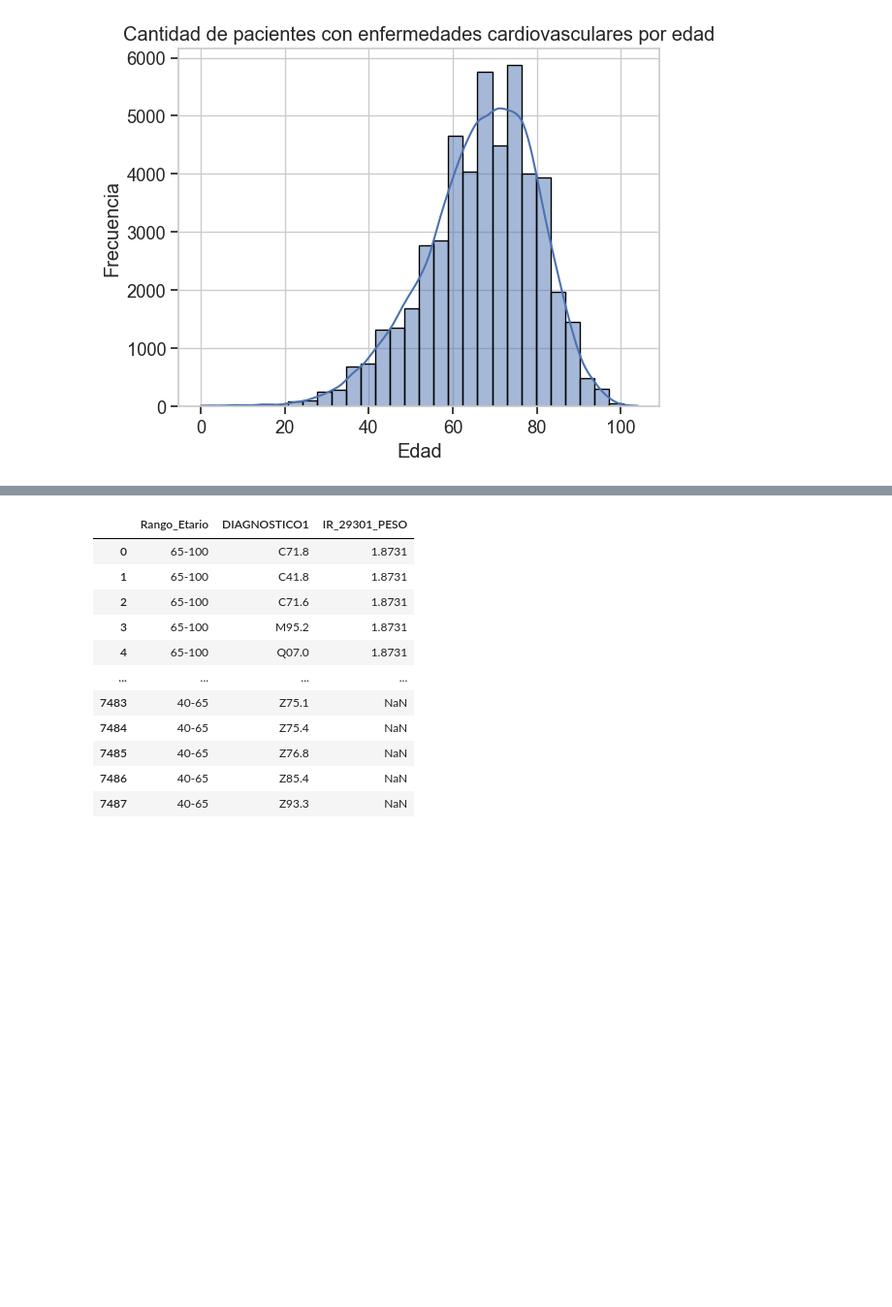
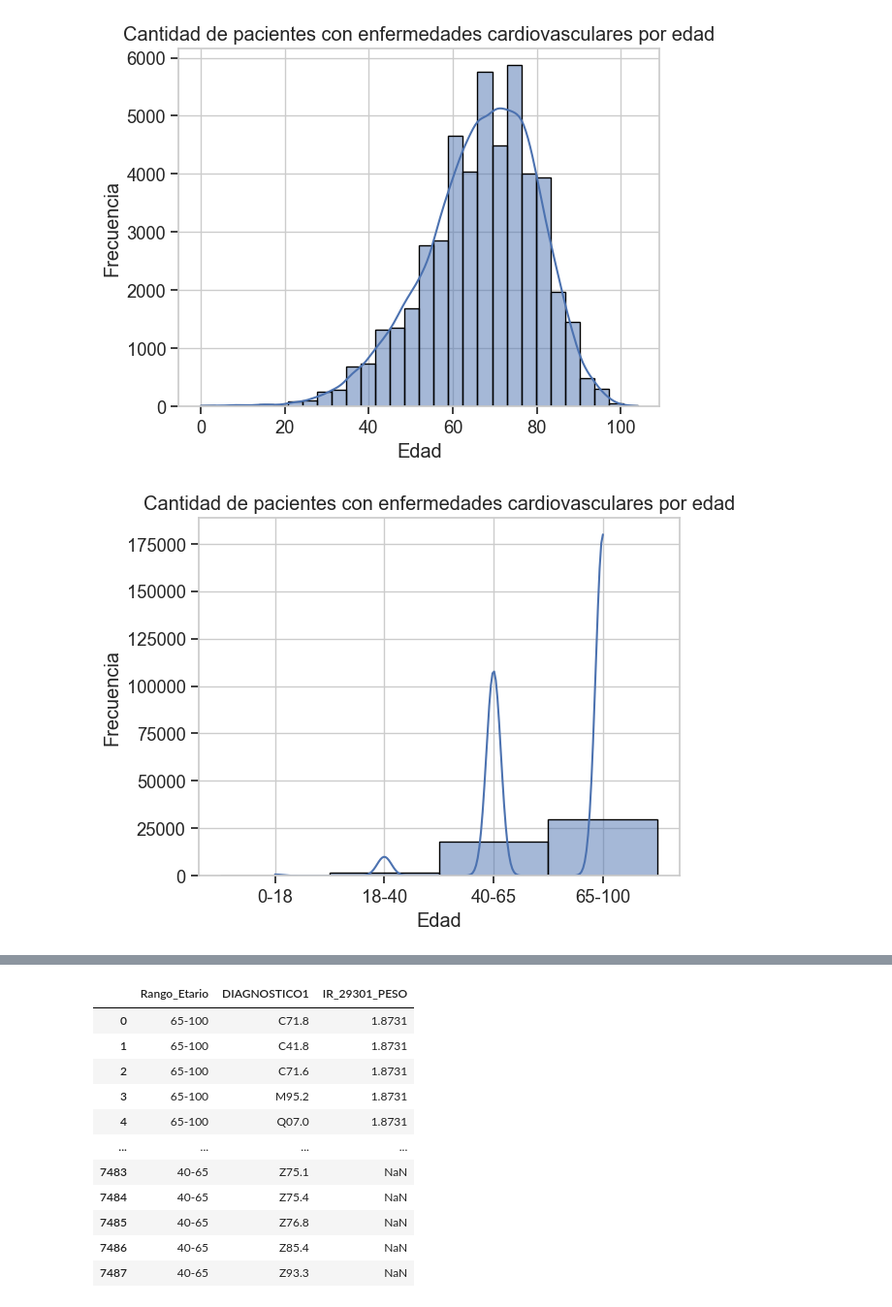
Before and after one commit to MYR2003/Examen-Estadisticas, a Jupyter notebook: examen.ipynb, the cells around one changed output, grey strips where cells are left out. Shown at 97% size. Saved outputs shown, nothing was run; the diff lists cells and outputs as text; code cells hidden in the pictures; blank space fills up the shorter version.

```diff
--- a/examen.ipynb
+++ b/examen.ipynb
@@ -849,6 +849,14 @@ plt.ylabel('Frecuencia')
 plt.show()
 # %% [output]
 [figure]
+# %%
+sns.histplot(data[data["Cardiovascular"] == 1]['Rango_Etario'], bins=30, kde=True)
+plt.title('Cantidad de pacientes con enfermedades cardiovasculares por edad')
+plt.xlabel('Edad')
+plt.ylabel('Frecuencia')
+plt.show()
+# %% [output]
+[figure, added]
 # %%
 data_cardio
 # %% [output]
```
Also changed, not shown: parts of 2 cells of this notebook.
